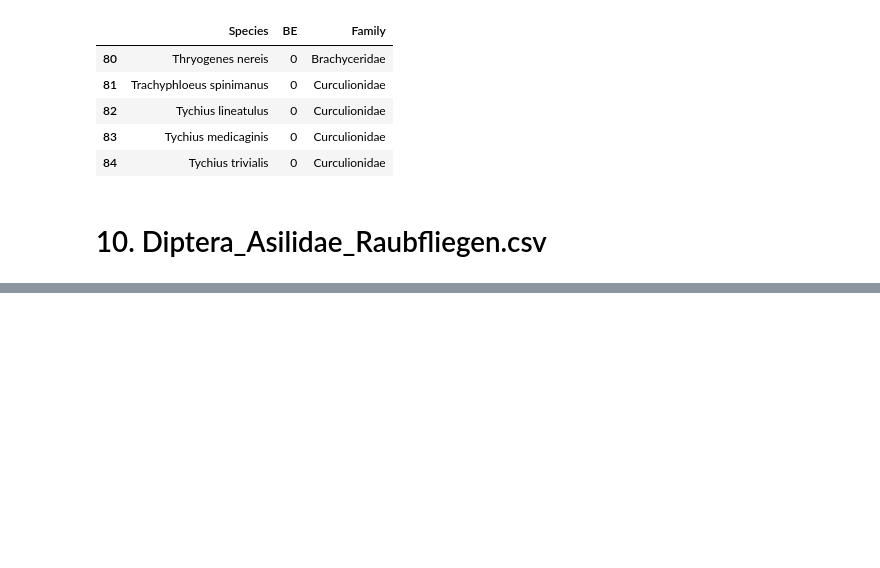
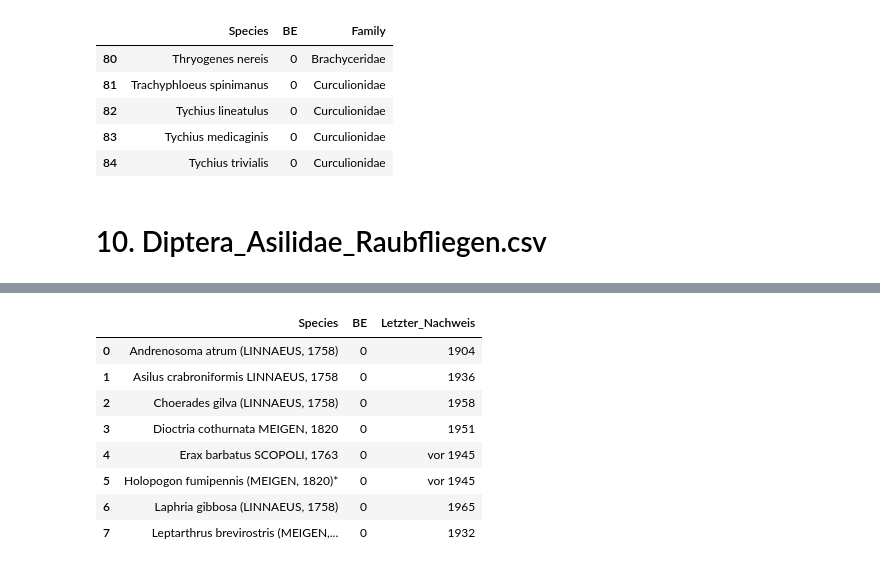
Before and after one commit to Zzzhenya/Berlin-red-list, a Jupyter notebook: Transformation/Raw_csv/Insecta.ipynb, the cells around one changed output, grey strips where cells are left out. Cells and saved outputs as stored; diff of their text form; code cells hidden in the pictures; blank space fills up the shorter version.

```diff
--- a/Transformation/Raw_csv/Insecta.ipynb
+++ b/Transformation/Raw_csv/Insecta.ipynb
@@ -1421,0 +1429,20 @@ df.head()
+# %%
+# Removing columns "Bestand","Trend_lang","Trend_kurz", "RF", "BB", "D", "GS", "GfU"
+df.drop(columns = ["Bestand",
+                   "Trend_lang",
+                   "Trend_kurz",
+                   "RF",
+                   "D",
+                   "GfU"
+                  ], inplace = True)
+df
+# %% [output]
+|  | Species | BE | Letzter_Nachweis |
+| 0 | Andrenosoma atrum (LINNAEUS, 1758) | 0 | 1904 |
+| 1 | Asilus crabroniformis LINNAEUS, 1758 | 0 | 1936 |
+| 2 | Choerades gilva (LINNAEUS, 1758) | 0 | 1958 |
+| 3 | Dioctria cothurnata MEIGEN, 1820 | 0 | 1951 |
+| 4 | Erax barbatus SCOPOLI, 1763 | 0 | vor 1945 |
+| 5 | Holopogon fumipennis (MEIGEN, 1820)* | 0 | vor 1945 |
+| 6 | Laphria gibbosa (LINNAEUS, 1758) | 0 | 1965 |
+| 7 | Leptarthrus brevirostris (MEIGEN,... | 0 | 1932 |
```
Also changed, not shown: parts of 9 cells of this notebook.
